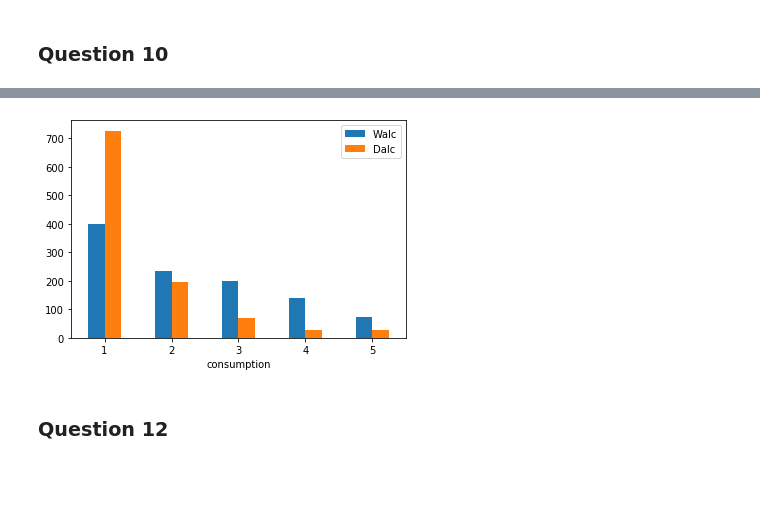
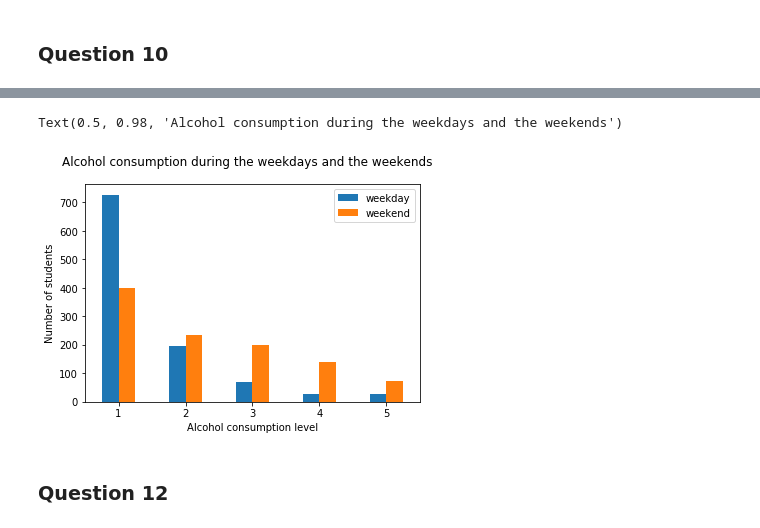
Before and after one commit to dvir019/Introduction_to_Data_Analysis-HW2, a Jupyter notebook: HW2_212234637_324270883.ipynb, the cells around one changed output, grey strips where cells are left out. Cells and saved outputs as stored; diff of their text form; code cells hidden in the pictures; blank space fills up the shorter version.

```diff
--- a/HW2_212234637_324270883.ipynb
+++ b/HW2_212234637_324270883.ipynb
@@ -93,14 +113,31 @@ fig.set_size_inches(8,5)
 # %%
+# Create dataframe for the weekdays
 df_gb_dalc = hw_df.groupby('Dalc', as_index=False)
-weekday_alcohol_df = df_gb_dalc.count()[['Dalc', 'school']].rename(columns={'Dalc':'consumption', 'school':'Dalc'})
+weekday_alcohol_df = df_gb_dalc.count()[['Dalc', 'school']].rename(columns={'Dalc':'consumption', 'school':'weekday'})
+
+# Create dataframe for the weekendss
 df_gb_walc = hw_df.groupby('Walc', as_index=False)
-weekend_alcohol_df = df_gb_walc.count()[['Walc', 'school']].rename(columns={'Walc':'consumption', 'school':'Walc'})
+weekend_alcohol_df = df_gb_walc.count()[['Walc', 'school']].rename(columns={'Walc':'consumption', 'school':'weekend'})
+
+# Merge the dataframes
 alcohol_df = weekday_alcohol_df.merge(weekend_alcohol_df, on='consumption')
+
+# Crate the plot
 fig, axs = plt.subplots()
-alcohol_df.plot(kind='bar', x='consumption', y=['Walc', 'Dalc'], ax = axs)
-axs.tick_params('x', labelrotation=0)  # Rotate the tick marks in the x axis
+alcohol_df.plot(kind='bar', x='consumption', y=['weekday', 'weekend'], ax = axs)
+
+# Rotate the tick marks in the x axis
+axs.tick_params('x',labelrotation=0)
+
+# Set the lables of the axes
+plt.xlabel('Alcohol consumption level')
+plt.ylabel('Number of students')
+
+# Add a title
+fig.suptitle("Alcohol consumption during the weekdays and the weekends")
 # %% [output]
+Text(0.5, 0.98, 'Alcohol consumption during the weekdays and the weekends')
-[figure, old version]
+[figure, new version]
 # %% [markdown]
 ### Question 12
 # %% [markdown]
```
Also changed, not shown: parts of 5 cells of this notebook.
